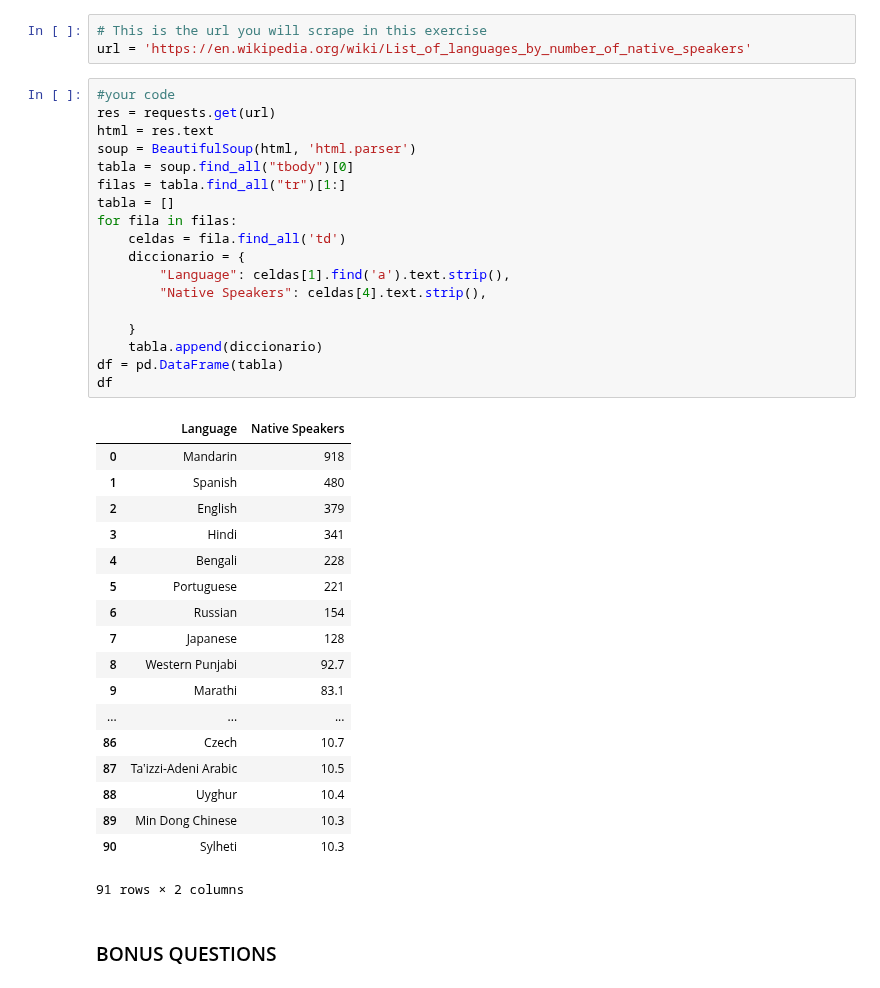
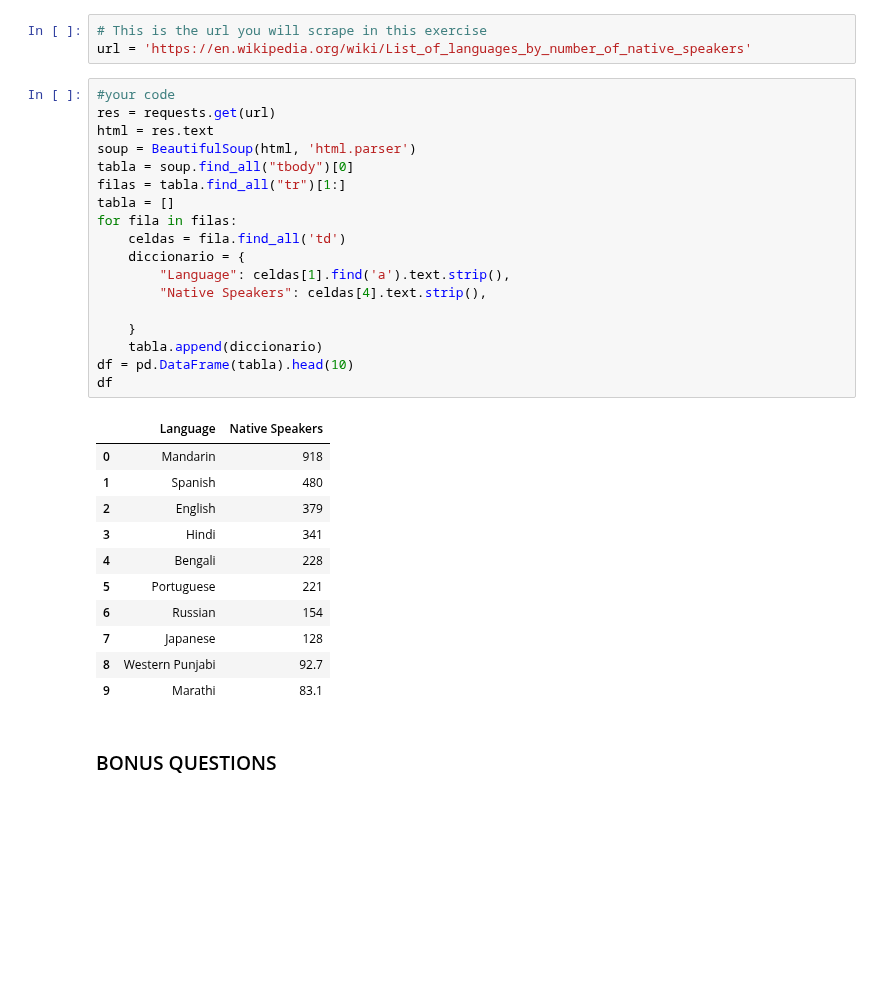
Before and after one commit to ironhack-datalabs/datamad1019, a Jupyter notebook: module-1/lab-web-scraping/your-code/main.ipynb, the cells around one changed output. Drawn from its saved outputs; the diff is of its cells as text; blank space fills up the shorter version.

Commit message:
corrected last table

```diff
--- a/module-1/lab-web-scraping/your-code/main.ipynb
+++ b/module-1/lab-web-scraping/your-code/main.ipynb
@@ -395,40 +395,33 @@ url = 'https://en.wikipedia.org/wiki/List_of_languages_by_number_of_native_speak
 # %%
 #your code
 res = requests.get(url)
 html = res.text
 soup = BeautifulSoup(html, 'html.parser')
 tabla = soup.find_all("tbody")[0]
 filas = tabla.find_all("tr")[1:]
 tabla = []
 for fila in filas:
     celdas = fila.find_all('td')
     diccionario = {
         "Language": celdas[1].find('a').text.strip(),
         "Native Speakers": celdas[4].text.strip(),
 
     }
     tabla.append(diccionario)
-df = pd.DataFrame(tabla)
+df = pd.DataFrame(tabla).head(10)
 df
 # %% [output]
 |  | Language | Native Speakers |
 | 0 | Mandarin | 918 |
 | 1 | Spanish | 480 |
 | 2 | English | 379 |
 | 3 | Hindi | 341 |
 | 4 | Bengali | 228 |
 | 5 | Portuguese | 221 |
 | 6 | Russian | 154 |
 | 7 | Japanese | 128 |
 | 8 | Western Punjabi | 92.7 |
 | 9 | Marathi | 83.1 |
-| ... | ... | ... |
-| 86 | Czech | 10.7 |
-| 87 | Taʽizzi-Adeni Arabic | 10.5 |
-| 88 | Uyghur | 10.4 |
-| 89 | Min Dong Chinese | 10.3 |
-| 90 | Sylheti | 10.3 |
-91 rows × 2 columns
 # %% [markdown]
 ### BONUS QUESTIONS
 # %% [markdown]
```
